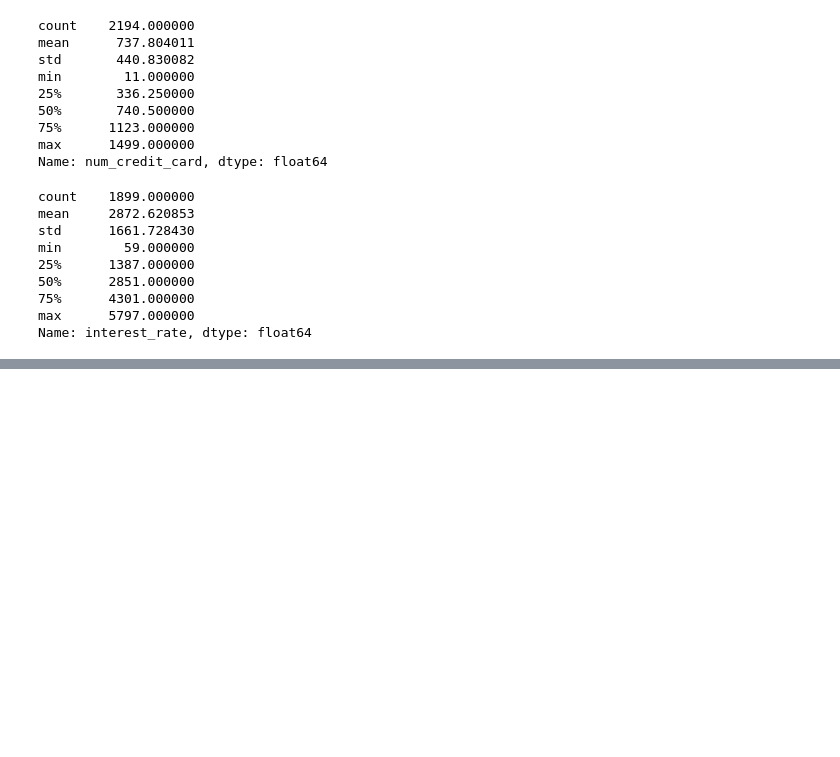
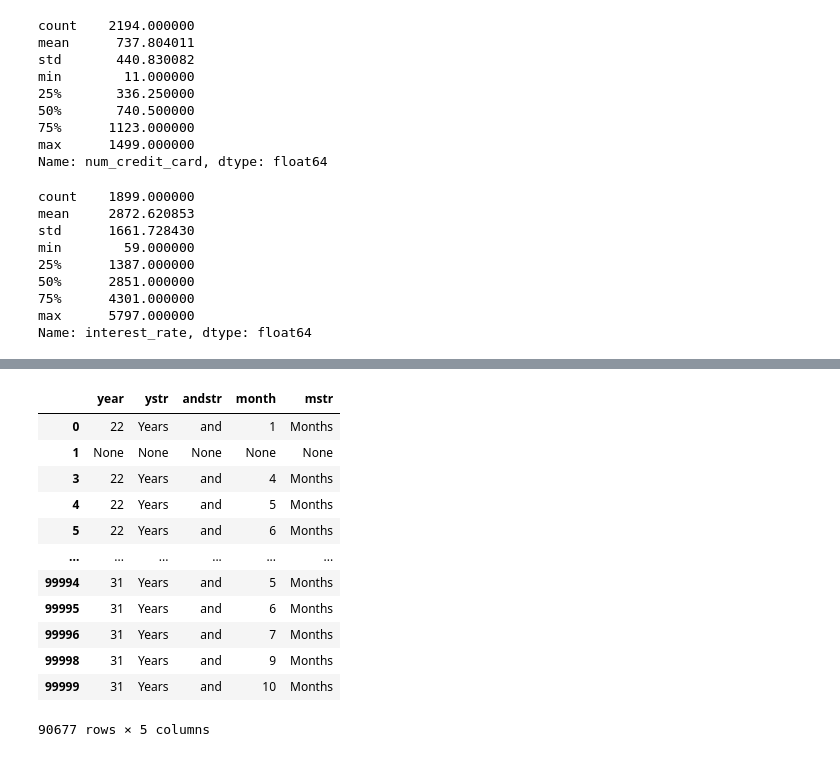
Before and after one commit to woodpecker2100/machine-learning-project, a Jupyter notebook: Data_cleaning.ipynb, the cells around one changed output, grey strips where cells are left out. Saved outputs shown, nothing was run; the diff lists cells and outputs as text; code cells hidden in the pictures; blank space fills up the shorter version.

```diff
--- a/Data_cleaning.ipynb
+++ b/Data_cleaning.ipynb
@@ -271,0 +319,43 @@ Name: type_of_loan, Length: 6197, dtype: int64
+# %%
+## OUTSTANDING DEBT
+
+credit_data_7["outstanding_debt"].value_counts()
+# credit_data_7["credit_mix"].describe()
+
+# From perusal, there are erroneous strings, remove
+credit_data_7["outstanding_debt"] = credit_data_7["outstanding_debt"].str.replace("_", "")
+
+# Convert column to numeric
+credit_data_7["outstanding_debt"] = pd.to_numeric(credit_data_7["outstanding_debt"])
+# %%
+## CREDIT UTILIZATION RATIO
+
+credit_data_7["credit_utilization_ratio"].value_counts()
+
+# Convert column to numeric
+credit_data_7["credit_utilization_ratio"] = pd.to_numeric(credit_data_7["credit_utilization_ratio"])
+# %%
+## CREDIT HISTORY AGE
+
+credit_data_7["credit_history_age"].value_counts()
+
+# Replace blank values with 0 integer, to ability to calculate as a factor later
+credit_data_7["credit_history_age"] = credit_data_7["credit_history_age"].fillna("0")
+# %%
+credit_data_7[["year", "ystr", "andstr", "month", "mstr"]] = credit_data_7.credit_history_age.str.split(" ", expand = True)
+# %%
+credit_data_7[["year", "ystr", "andstr", "month", "mstr"]]
+# %% [output]
+|  | year | ystr | andstr | month | mstr |
+| 0 | 22 | Years | and | 1 | Months |
+| 1 | None | None | None | None | None |
+| 3 | 22 | Years | and | 4 | Months |
+| 4 | 22 | Years | and | 5 | Months |
+| 5 | 22 | Years | and | 6 | Months |
+| ... | ... | ... | ... | ... | ... |
+| 99994 | 31 | Years | and | 5 | Months |
+| 99995 | 31 | Years | and | 6 | Months |
+| 99996 | 31 | Years | and | 7 | Months |
+| 99998 | 31 | Years | and | 9 | Months |
+| 99999 | 31 | Years | and | 10 | Months |
+90677 rows × 5 columns
```
Also changed, not shown: parts of 6 cells of this notebook.
